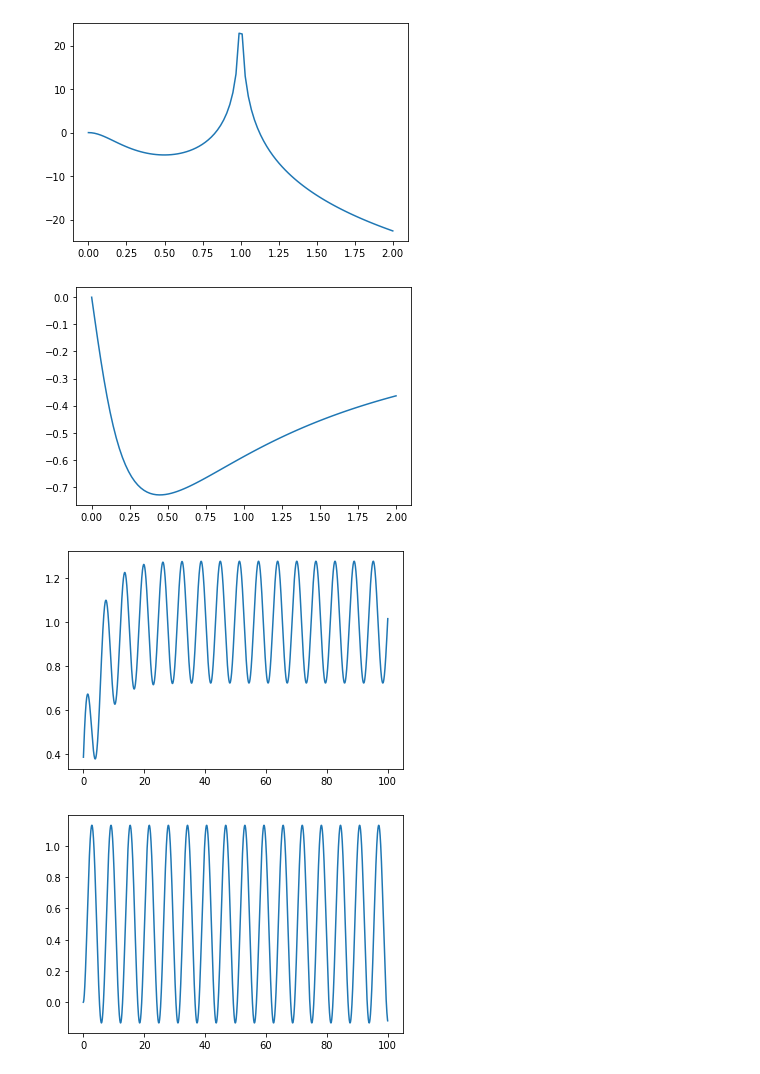
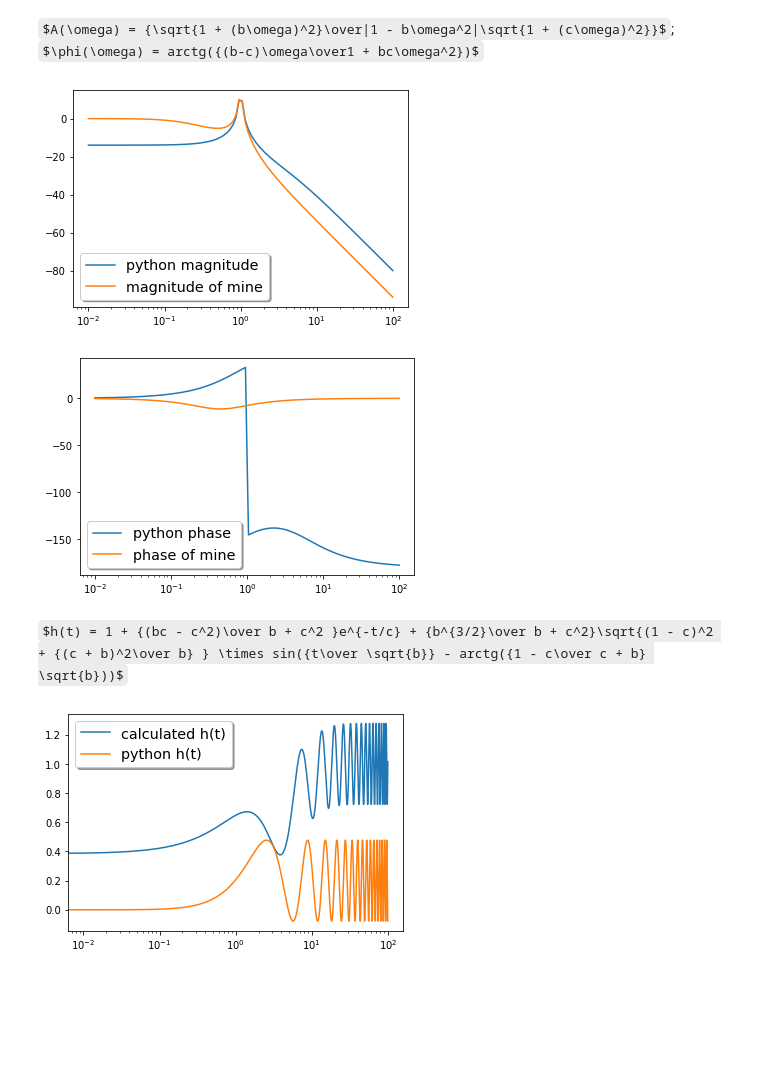
Before and after one commit to ConstantTeen/control-theory, a Jupyter notebook: Bode.ipynb, the cells around one changed output. Cells and saved outputs as stored; diff of their text form; code cells hidden in the pictures; some formulas as TeX source; blank space fills up the shorter version.

```diff
--- a/Bode.ipynb
+++ b/Bode.ipynb
@@ -66,32 +47,45 @@ plot(w,phase,mod='semilogx')
+# %% [markdown]
+$A(\omega) = {\sqrt{1 + (b\omega)^2}\over|1 - b\omega^2|\sqrt{1 + (c\omega)^2}}$;
+$\phi(\omega) = arctg({(b-c)\omega\over1 + bc\omega^2})$
 # %%
-# моё АЧХ и ФЧХ
-w = np.linspace(0,2,100)
-A = [20*math.log10( math.sqrt(1+(b*t)**2)/( abs(1-b*t**2)*math.sqrt(1+(c*t)**2) ) ) for t in w]
-phi = [math.atan(b*t)- math.atan(c*t) for t in w]
+# АЧХ и ФЧХ
+w, mag, phase = signal.bode(system)
+A = [20*math.log10(math.sqrt(1+(b*t)**2)/( abs(1-b*t**2)*math.sqrt(1+(c*t)**2) ) )  for t in w]
+phi = [20*np.log10(1 + math.atan( (b - c)*t/(1 + b*c*t**2) )) for t in w]
 
-plot(w, A)
-plot(w, phi)
+fig, ax = plt.subplots()
+plt.semilogx(w, mag, label='python magnitude')
+plt.semilogx(w, A, label='magnitude of mine')
+ax.legend(loc='lower left', shadow=True, fontsize='x-large')
+
+fig, ax = plt.subplots()
+plt.semilogx(w, phase, label='python phase')
+plt.semilogx(w, phi, label='phase of mine')
+ax.legend(loc='lower left', shadow=True, fontsize='x-large')
+
+plt.show()
 # %% [output]
-[figure, old version]
+[figure, new version]
-[figure, old version]
+[figure, new version]
+# %% [markdown]
+$h(t) = 1 + {(bc - c^2)\over b + c^2 }e^{-t/c} + {b^{3/2}\over b + c^2}\sqrt{(1 - c)^2 + {(c + b)^2\over b} } \times sin({t\over \sqrt{b}} - arctg({1 - c\over c + b} \sqrt{b}))$
 # %%
-# h(t) = 1 + (bc - c^2)/(b + c^2)*e^(-t/c) + sin...
-T= np.linspace(0,100,1e4 + 1)
+# график функции h(t)
+T= np.linspace(0,1e2,1e4 + 1)
 
 coef1 = (b*c - c**2)/(b + c**2)
 coef2 = b**(3/2)/(b + c**2)*math.sqrt( (1 - c)**2 + (c + b)**2/b )
 shift = math.atan( (1 - c)/(c + b)*b**0.5 )
-h = [ 1 + coef1*math.exp(-t/c) + coef2*math.sin(t/b**0.5 - shift) for t in T ]
 
-plot(T, h)
+h = [1 + coef1*math.exp(-t/c) + coef2*math.sin(t/b**0.5 - shift) for t in T ]
+# реакция на ступеньку
+S = np.ones_like(T)
+Tout, yout, xout = signal.lsim(system, S, T)
+
+fig, ax = plt.subplots()
+plt.semilogx(T, h, label='calculated h(t)')
+plt.semilogx(T, yout, label='python h(t)')
+ax.legend(loc='upper left', shadow=True, fontsize='x-large')
+plt.show()
 # %% [output]
-[figure, old version]
+[figure, new version]
-# %%
-# реакция на ступеньку
-T= np.linspace(0,100,1e4 + 1)
-S = np.ones_like(T)
-
-Tout, yout, xout = signal.lsim(model, S, T)
-plot(Tout,yout)
-# %% [output]
-[figure, removed]
```
Also changed, not shown: parts of 9 cells of this notebook.
